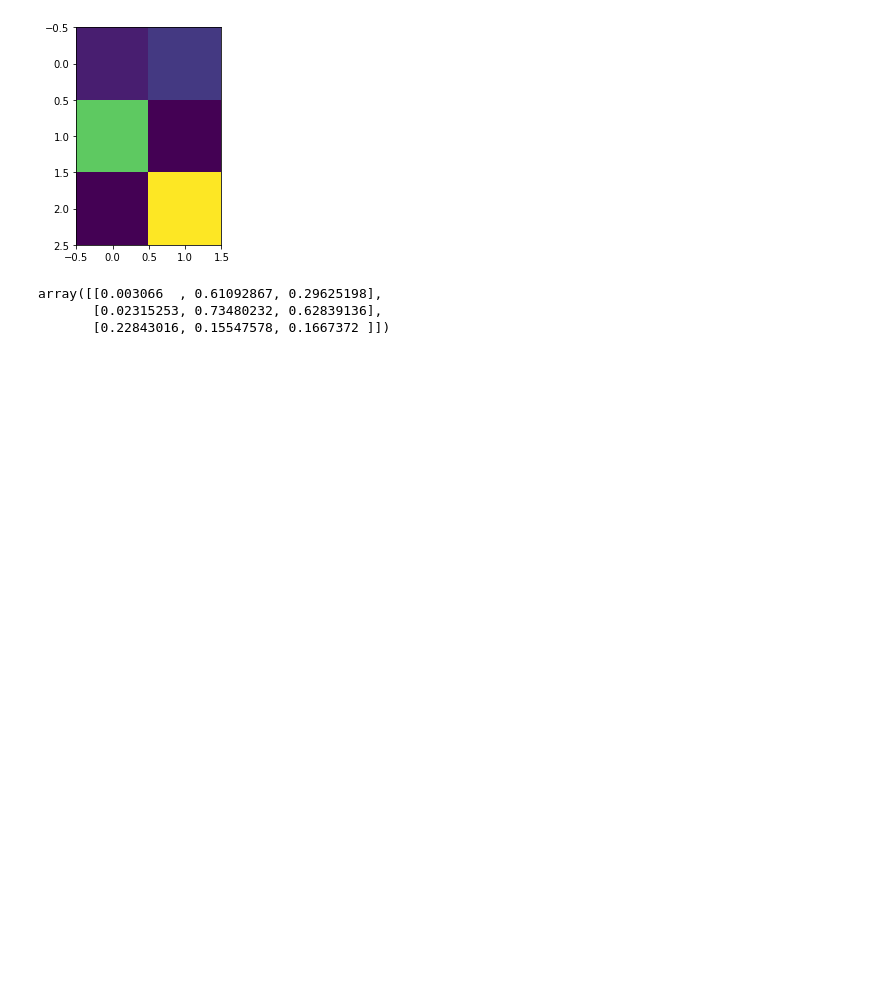
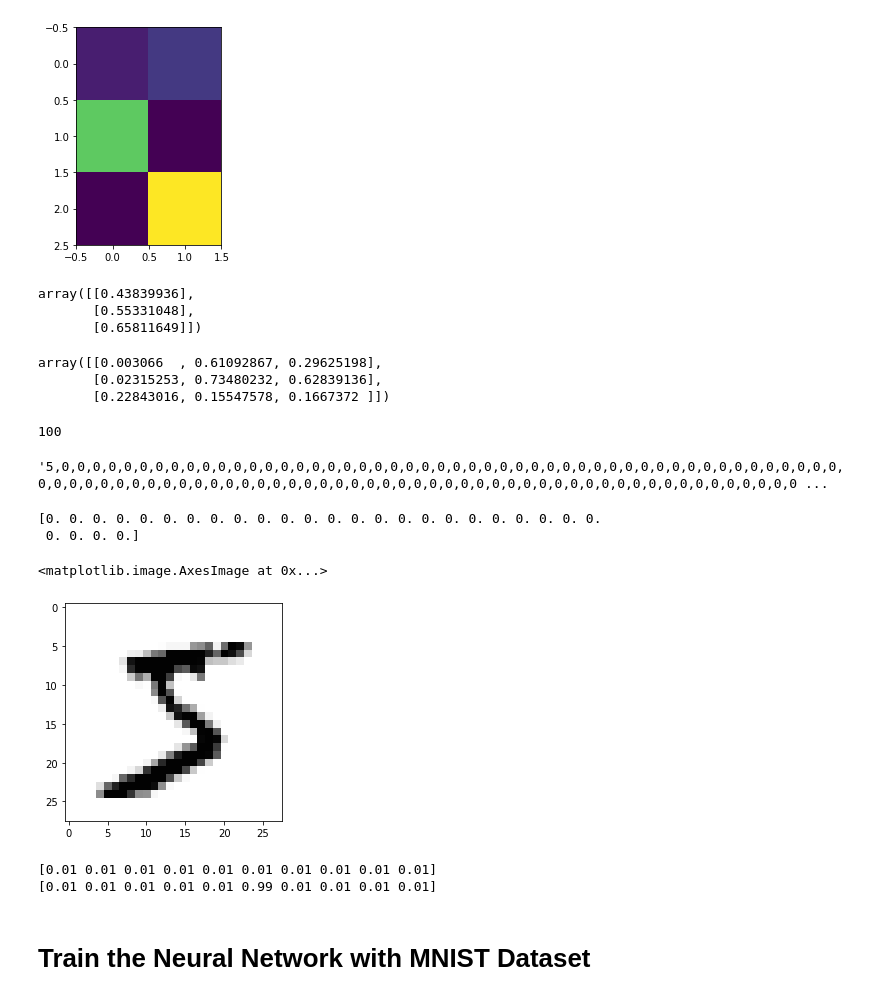
Before and after one commit to ngocson2vn/MachineLearning, a Jupyter notebook: Make-Your-Own-Neural-Network.ipynb, the cells around one changed output. Cells and saved outputs as stored; diff of their text form; code cells hidden in the pictures; blank space fills up the shorter version.

Commit message:
Train the Neural Network with MNIST dataset

```diff
--- a/Make-Your-Own-Neural-Network.ipynb
+++ b/Make-Your-Own-Neural-Network.ipynb
@@ -78,9 +123,14 @@ class NeuralNetwork:
 input_nodes = 3
 hidden_nodes = 3
 output_nodes = 3
-learning_rate = 0.5
+learning_rate = 0.3
 
 n = NeuralNetwork(input_nodes, hidden_nodes, output_nodes, learning_rate)
+n.query([1.0, 0.5, -1.5])
+# %% [output]
+array([[0.43839936],
+       [0.55331048],
+       [0.65811649]])
 # %%
 import numpy
 
@@ -89,3 +139,38 @@ numpy.random.rand(3, 3)
 array([[0.003066  , 0.61092867, 0.29625198],
        [0.02315253, 0.73480232, 0.62839136],
        [0.22843016, 0.15547578, 0.1667372 ]])
+# %%
+with open("makeyourownneuralnetwork/mnist_dataset/mnist_train_100.csv") as df:
+    data_list = df.readlines()
+
+print(len(data_list))
+# %% [output]
+100
+# %%
+data_list[0].rstrip()
+# %% [output]
+'5,0,0,0,0,0,0,0,0,0,0,0,0,0,0,0,0,0,0,0,0,0,0,0,0,0,0,0,0,0,0,0,0,0,0,0,0,0,0,0,0,0,0,0,0,0,0,0,0,0,0,0,0,0,0,0,0,0,0,0,0,0,0,0,0,0,0,0,0,0,0,0,0,0,0,0,0,0,0,0,0,0,0,0,0,0,0,0,0,0,0,0,0,0,0,0,0,0,0,0 ...
+# %%
+all_values = data_list[0].rstrip().split(',')
+image_array = numpy.asfarray(all_values[1:]).reshape((28, 28))
+# print(image_array)
+a = image_array[:]
+print(a[-1,:])
+plt.pyplot.imshow(a, cmap='Greys', interpolation='None')
+# %% [output]
+[0. 0. 0. 0. 0. 0. 0. 0. 0. 0. 0. 0. 0. 0. 0. 0. 0. 0. 0. 0. 0. 0. 0. 0.
+ 0. 0. 0. 0.]
+<matplotlib.image.AxesImage at 0x...>
+[figure, added]
+# %%
+# output nodes is 10
+onodes = 10
+targets = numpy.zeros(onodes) + 0.01
+print(targets)
+targets[int(all_values[0])] = 0.99
+print(targets)
+# %% [output]
+[0.01 0.01 0.01 0.01 0.01 0.01 0.01 0.01 0.01 0.01]
+[0.01 0.01 0.01 0.01 0.01 0.99 0.01 0.01 0.01 0.01]
+# %% [markdown]
+# Train the Neural Network with MNIST Dataset
```
Also changed, not shown: parts of 5 cells of this notebook.
